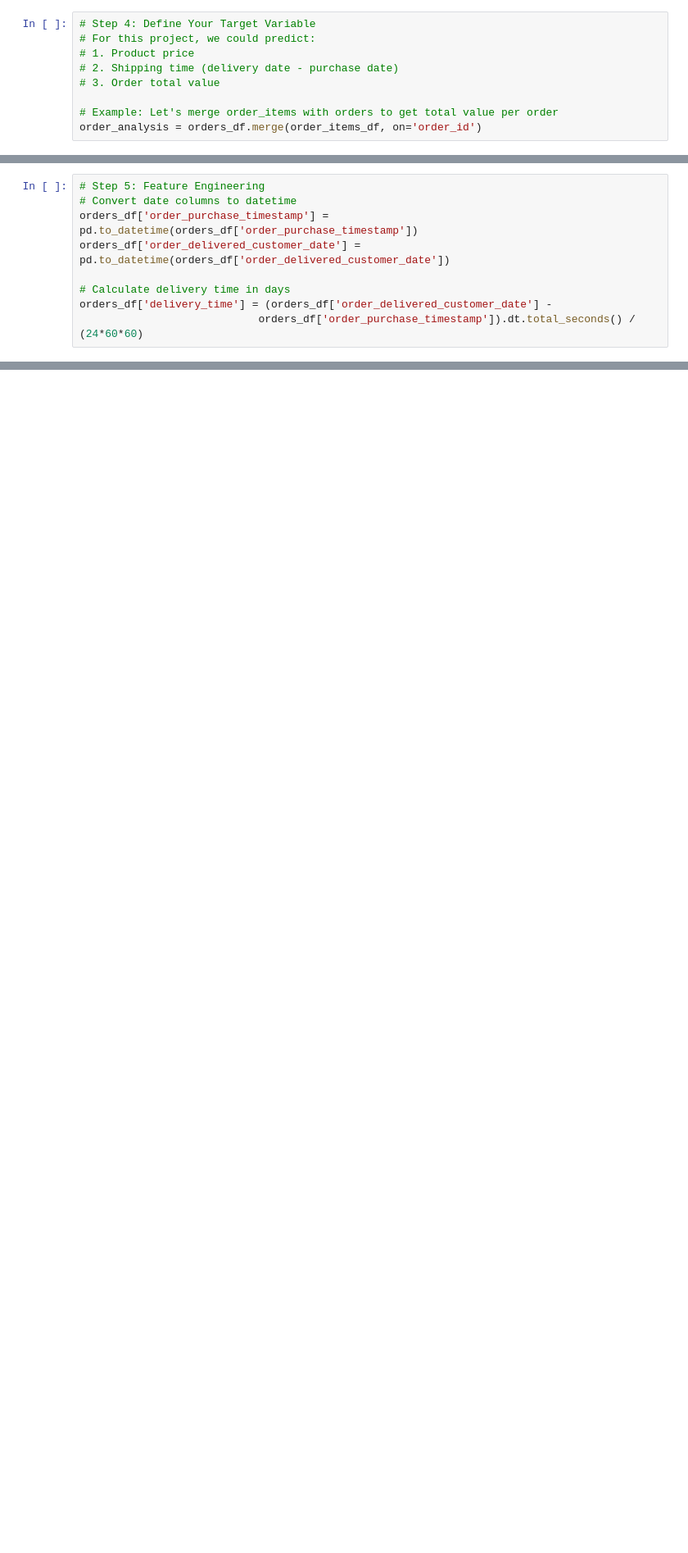
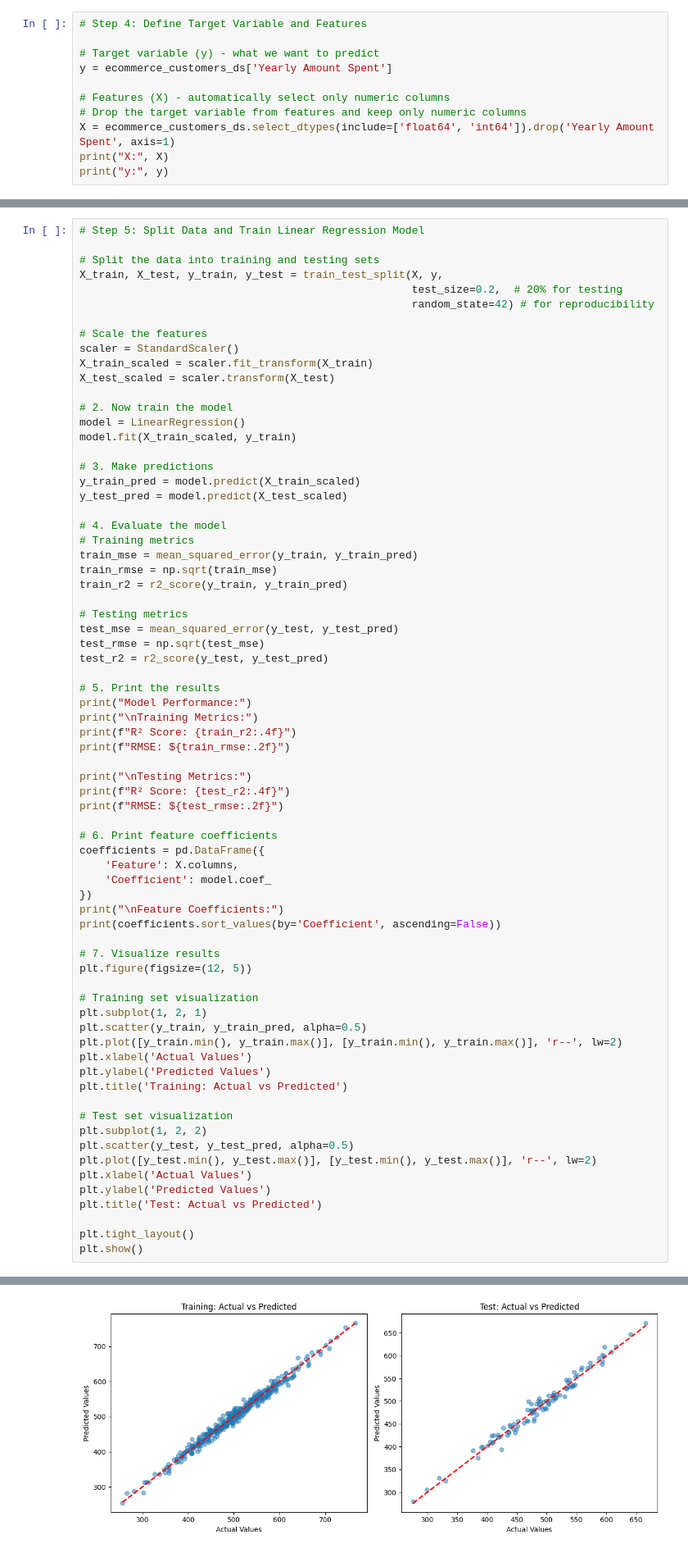
Before and after one commit to tepbuphatakim/e-commerce-sales-prediction, a Jupyter notebook: ML.ipynb, the cells around one changed output, grey strips where cells are left out. Shown: that part at 82% size. Saved outputs shown, nothing was run; the diff lists cells and outputs as text; blank space fills up the shorter version.

Commit message:
feat: linear regression

```diff
--- a/ML.ipynb
+++ b/ML.ipynb
@@ -54,10 +51,12 @@ order_estimated_delivery_date       0
 dtype: int64
 # %%
-# Step 4: Define Your Target Variable
-# For this project, we could predict:
-# 1. Product price
-# 2. Shipping time (delivery date - purchase date)
-# 3. Order total value
+# Step 4: Define Target Variable and Features
 
-# Example: Let's merge order_items with orders to get total value per order
-order_analysis = orders_df.merge(order_items_df, on='order_id')
+# Target variable (y) - what we want to predict
+y = ecommerce_customers_ds['Yearly Amount Spent']
+
+# Features (X) - automatically select only numeric columns
+# Drop the target variable from features and keep only numeric columns
+X = ecommerce_customers_ds.select_dtypes(include=['float64', 'int64']).drop('Yearly Amount Spent', axis=1)
+print("X:", X)
+print("y:", y)
@@ -64,9 +81,72 @@ order_analysis = orders_df.merge(order_items_df, on='order_id')
 # %%
-# Step 5: Feature Engineering
-# Convert date columns to datetime
-orders_df['order_purchase_timestamp'] = pd.to_datetime(orders_df['order_purchase_timestamp'])
-orders_df['order_delivered_customer_date'] = pd.to_datetime(orders_df['order_delivered_customer_date'])
+# Step 5: Split Data and Train Linear Regression Model
 
-# Calculate delivery time in days
-orders_df['delivery_time'] = (orders_df['order_delivered_customer_date'] -
-                            orders_df['order_purchase_timestamp']).dt.total_seconds() / (24*60*60)
+# Split the data into training and testing sets
+X_train, X_test, y_train, y_test = train_test_split(X, y,
+                                                    test_size=0.2,  # 20% for testing
+                                                    random_state=42) # for reproducibility
+
+# Scale the features
+scaler = StandardScaler()
+X_train_scaled = scaler.fit_transform(X_train)
+X_test_scaled = scaler.transform(X_test)
+
+# 2. Now train the model
+model = LinearRegression()
+model.fit(X_train_scaled, y_train)
+
+# 3. Make predictions
+y_train_pred = model.predict(X_train_scaled)
+y_test_pred = model.predict(X_test_scaled)
+
+# 4. Evaluate the model
+# Training metrics
+train_mse = mean_squared_error(y_train, y_train_pred)
+train_rmse = np.sqrt(train_mse)
+train_r2 = r2_score(y_train, y_train_pred)
+
+# Testing metrics
+test_mse = mean_squared_error(y_test, y_test_pred)
+test_rmse = np.sqrt(test_mse)
+test_r2 = r2_score(y_test, y_test_pred)
+
+# 5. Print the results
+print("Model Performance:")
+print("\nTraining Metrics:")
+print(f"R² Score: {train_r2:.4f}")
+print(f"RMSE: ${train_rmse:.2f}")
+
+print("\nTesting Metrics:")
+print(f"R² Score: {test_r2:.4f}")
+print(f"RMSE: ${test_rmse:.2f}")
+
+# 6. Print feature coefficients
+coefficients = pd.DataFrame({
+    'Feature': X.columns,
+    'Coefficient': model.coef_
+})
+print("\nFeature Coefficients:")
+print(coefficients.sort_values(by='Coefficient', ascending=False))
+
+# 7. Visualize results
+plt.figure(figsize=(12, 5))
+
+# Training set visualization
+plt.subplot(1, 2, 1)
+plt.scatter(y_train, y_train_pred, alpha=0.5)
+plt.plot([y_train.min(), y_train.max()], [y_train.min(), y_train.max()], 'r--', lw=2)
+plt.xlabel('Actual Values')
+plt.ylabel('Predicted Values')
+plt.title('Training: Actual vs Predicted')
+
+# Test set visualization
+plt.subplot(1, 2, 2)
+plt.scatter(y_test, y_test_pred, alpha=0.5)
+plt.plot([y_test.min(), y_test.max()], [y_test.min(), y_test.max()], 'r--', lw=2)
+plt.xlabel('Actual Values')
+plt.ylabel('Predicted Values')
+plt.title('Test: Actual vs Predicted')
+
+plt.tight_layout()
+plt.show()
+# %% [output]
@@ -72,0 +169 @@ orders_df['delivery_time'] = (orders_df['order_delivered_customer_date'] -
+[figure, added]
```
Also changed, not shown: parts of 8 cells of this notebook, 7 other files.
